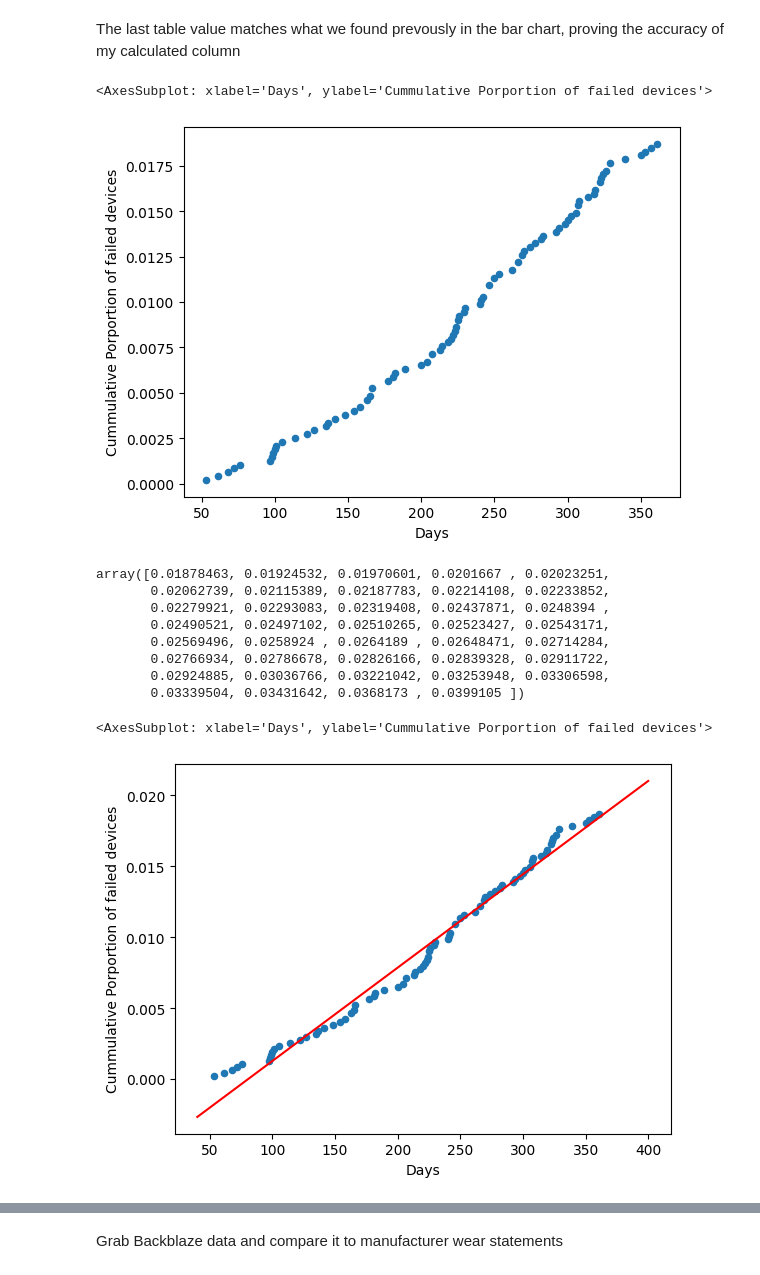
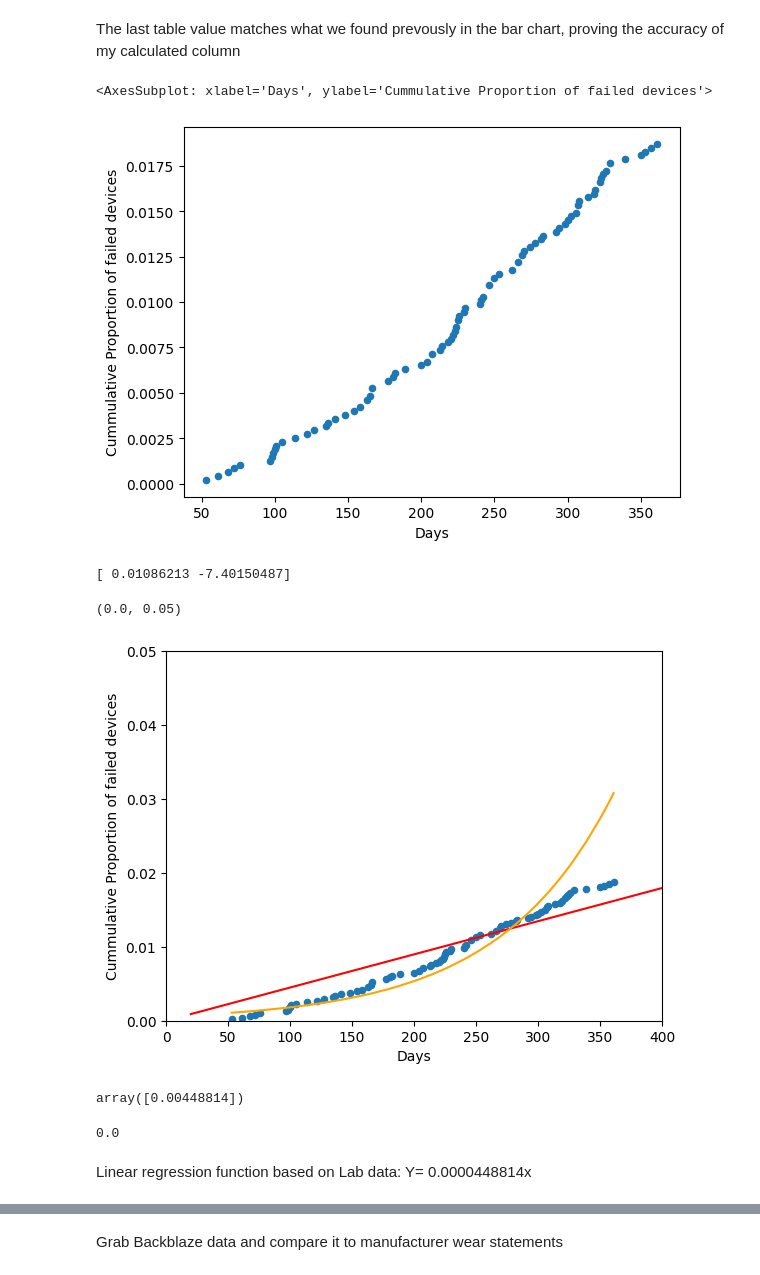
Before and after one commit to football3o/cs105_final, a Jupyter notebook: Final_Project.ipynb, the cells around one changed output, grey strips where cells are left out. Cells and saved outputs as stored; diff of their text form; code cells hidden in the pictures.

Commit message:
Worked on the field data and added an exponential regression formula for the lab data

```diff
--- a/Final_Project.ipynb
+++ b/Final_Project.ipynb
@@ -169,7 +187,7 @@ From the above, we have a cummulative count of the number of the appliance failu
 # %%
 test["Count"].sum() #total number of appliances in the lab tests
 #add new column for percentages
-fail_df_new["Cummulative Porportion of failed devices"] = fail_df_new["Total Fails so far"]/(test["Count"].sum())
+fail_df_new["Cummulative Proportion of failed devices"] = fail_df_new["Total Fails so far"]/(test["Count"].sum())
 fail_df_new["Days"] = fail_df_new.index
 fail_df_new
 # %% [output]
@@ -192,46 +210,61 @@ The last table value matches what we found prevously in the bar chart, proving t
 # %%
 fail_df_new_train = fail_df_new.loc[:365].copy()
 fail_df_new_test = fail_df_new.loc[365:].copy()
-fail_df_new_train.plot.scatter(x="Days", y="Cummulative Porportion of failed devices")
+fail_df_new_train.plot.scatter(x="Days", y="Cummulative Proportion of failed devices")
 # %% [output]
-<AxesSubplot: xlabel='Days', ylabel='Cummulative Porportion of failed devices'>
+<AxesSubplot: xlabel='Days', ylabel='Cummulative Proportion of failed devices'>
 [figure]
 # %%
 from sklearn.linear_model import LinearRegression
+from sklearn.neighbors import KNeighborsClassifier
+
 
 X_train = fail_df_new_train[["Days"]]
 X_test = fail_df_new_test[["Days"]]
-y_train = fail_df_new_train["Cummulative Porportion of failed devices"]
+y_train = fail_df_new_train["Cummulative Proportion of failed devices"]
 
-model = LinearRegression()
+knn = KNeighborsClassifier(n_neighbors=5)
+
+model = LinearRegression(fit_intercept=False)
 model.fit(X=X_train, y=y_train)
 model.predict(X=X_test)
+#knn.fit(X_train, y=y_train)
+
+exp_model = np.polyfit(X_train["Days"],np.log(y_train),1)
+print(exp_model)
+exp_y = np.exp(0.01086213 * fail_df_new_train["Days"]) * np.exp(-7.40150487)
 # %% [output]
-array([0.01878463, 0.01924532, 0.01970601, 0.0201667 , 0.02023251,
-       0.02062739, 0.02115389, 0.02187783, 0.02214108, 0.02233852,
-       0.02279921, 0.02293083, 0.02319408, 0.02437871, 0.0248394 ,
-       0.02490521, 0.02497102, 0.02510265, 0.02523427, 0.02543171,
-       0.02569496, 0.0258924 , 0.0264189 , 0.02648471, 0.02714284,
-       0.02766934, 0.02786678, 0.02826166, 0.02839328, 0.02911722,
-       0.02924885, 0.03036766, 0.03221042, 0.03253948, 0.03306598,
-       0.03339504, 0.03431642, 0.0368173 , 0.0399105 ])
+[ 0.01086213 -7.40150487]
 # %%
 import numpy as np
 
 X_new = pd.DataFrame()
 # create a sequence of 200 evenly spaced numbers from 10 to 41
-X_new["Days"] = np.linspace(40, 400, num=200)
+X_new["Days"] = np.linspace(20, 400, num=200)
 
 # create a Series out of the predicted values
 # (trailing underscore indicates fitted values)
 y_new_ = pd.Series(
     model.predict(X_new), # y values in Series.plot.line()
     index=X_new["Days"]    # x values in Series.plot.line()
 )
 
 # plot the data, then the model
-fail_df_new_train.plot.scatter(x="Days", y="Cummulative Porportion of failed devices")
+fail_df_new_train.plot.scatter(x="Days", y="Cummulative Proportion of failed devices")
 y_new_.plot.line(color='red')
+plt.plot(fail_df_new_train["Days"], exp_y, color='orange', )
+plt.xlim(0,400)
+plt.ylim(0,0.05)
 # %% [output]
-<AxesSubplot: xlabel='Days', ylabel='Cummulative Porportion of failed devices'>
+(0.0, 0.05)
-[figure, old version]
+[figure, new version]
+# %%
+model.coef_ * 100
+# %% [output]
+array([0.00448814])
+# %%
+model.intercept_
+# %% [output]
+0.0
+# %% [markdown]
+Linear regression function based on Lab data:  Y= 0.0000448814x
```
Also changed, not shown: parts of 16 cells of this notebook.
